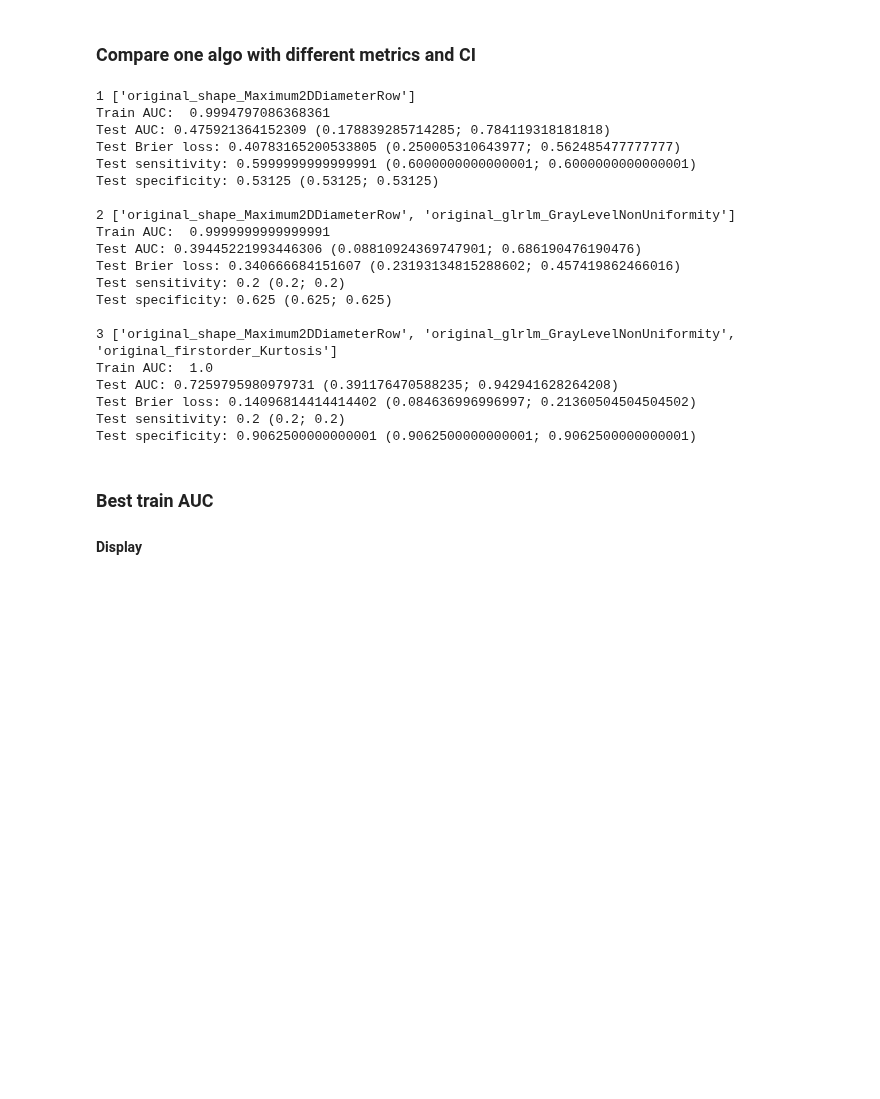
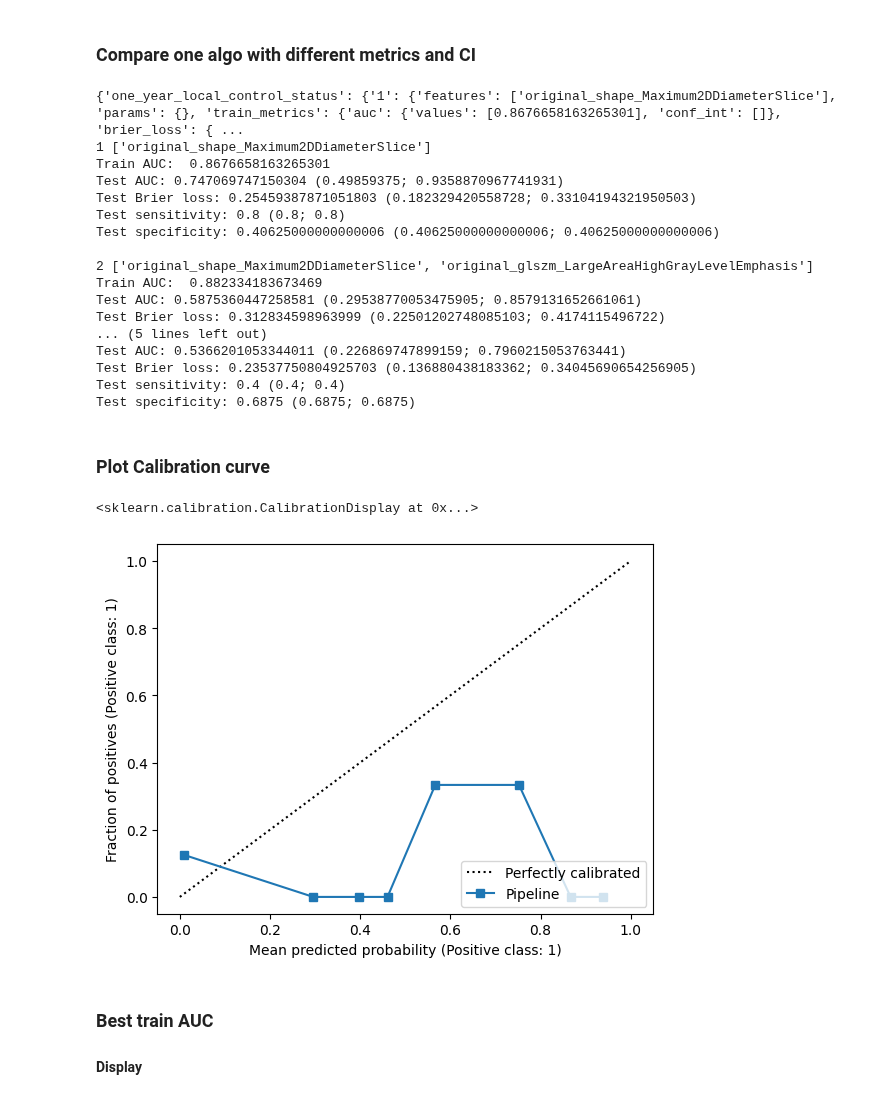
Before and after one commit to ftach/delta-rad, a Jupyter notebook: madrid_study/6_test_models.ipynb, the cells around one changed output. Drawn from its saved outputs; the diff is of its cells as text; code cells hidden in the pictures; blank space fills up the shorter version.

```diff
--- a/madrid_study/6_test_models.ipynb
+++ b/madrid_study/6_test_models.ipynb
@@ -180,10 +181,12 @@ dict_keys(['simu_gtv.csv', 'f1_gtv.csv', 'f3_gtv.csv', 'f5_gtv.csv', 'simu_f1_gt
 # %% [markdown]
 ### Compare one algo with different metrics and CI
 # %%
-pred_algo = "BAGG"
+pred_algo = "QDA"
 feat_sel_algo = "RF"
 outcome = "one_year_local_control_status"
-inter_res = results['f1_gtv.csv'][feat_sel_algo][pred_algo][outcome]
+table = 'simu_f3_gtv.csv'
+print(results[table][feat_sel_algo][pred_algo])
+inter_res = results[table][feat_sel_algo][pred_algo][outcome]
 #for table in delta_rad_tables:
 for nb_features in inter_res.keys():
     print(nb_features, inter_res[nb_features]['features'])
@@ -202,26 +205,43 @@ for nb_features in inter_res.keys():
         np.mean(np.array(inter_res[nb_features]['test_metrics']['specificity']['conf_int']), axis=0)[1]))
     print('')
 # %% [output]
-1 ['original_shape_Maximum2DDiameterRow']
-Train AUC:  0.9994797086368361
-Test AUC: 0.475921364152309 (0.178839285714285; 0.784119318181818)
-Test Brier loss: 0.40783165200533805 (0.250005310643977; 0.562485477777777)
-Test sensitivity: 0.5999999999999991 (0.6000000000000001; 0.6000000000000001)
-Test specificity: 0.53125 (0.53125; 0.53125)
+{'one_year_local_control_status': {'1': {'features': ['original_shape_Maximum2DDiameterSlice'], 'params': {}, 'train_metrics': {'auc': {'values': [0.8676658163265301], 'conf_int': []}, 'brier_loss': { ...
+1 ['original_shape_Maximum2DDiameterSlice']
+Train AUC:  0.8676658163265301
+Test AUC: 0.747069747150304 (0.49859375; 0.9358870967741931)
+Test Brier loss: 0.25459387871051803 (0.182329420558728; 0.33104194321950503)
+Test sensitivity: 0.8 (0.8; 0.8)
+Test specificity: 0.40625000000000006 (0.40625000000000006; 0.40625000000000006)
 
-2 ['original_shape_Maximum2DDiameterRow', 'original_glrlm_GrayLevelNonUniformity']
-Train AUC:  0.9999999999999991
-Test AUC: 0.39445221993446306 (0.08810924369747901; 0.686190476190476)
-Test Brier loss: 0.340666684151607 (0.23193134815288602; 0.457419862466016)
-Test sensitivity: 0.2 (0.2; 0.2)
-Test specificity: 0.625 (0.625; 0.625)
-
-3 ['original_shape_Maximum2DDiameterRow', 'original_glrlm_GrayLevelNonUniformity', 'original_firstorder_Kurtosis']
-Train AUC:  1.0
-Test AUC: 0.7259795980979731 (0.391176470588235; 0.942941628264208)
-Test Brier loss: 0.14096814414414402 (0.084636996996997; 0.21360504504504502)
-Test sensitivity: 0.2 (0.2; 0.2)
-Test specificity: 0.9062500000000001 (0.9062500000000001; 0.9062500000000001)
+2 ['original_shape_Maximum2DDiameterSlice', 'original_glszm_LargeAreaHighGrayLevelEmphasis']
+Train AUC:  0.882334183673469
+Test AUC: 0.5875360447258581 (0.29538770053475905; 0.8579131652661061)
+Test Brier loss: 0.312834598963999 (0.22501202748085103; 0.4174115496722)
+... (5 lines left out)
+Test AUC: 0.5366201053344011 (0.226869747899159; 0.7960215053763441)
+Test Brier loss: 0.23537750804925703 (0.136880438183362; 0.34045690654256905)
+Test sensitivity: 0.4 (0.4; 0.4)
+Test specificity: 0.6875 (0.6875; 0.6875)
+# %% [markdown]
+### Plot Calibration curve
+# %%
+nb_features = 3
+
+# load data
+X_madrid, y_madrid, madrid_features_list = get_xy(os.path.join(madrid_folder_path, table), os.path.join(madrid_folder_path, madrid_outcome_csv)) # Load the dataset
+znorm_scaler = StandardScaler()
+X_madrid = znorm_scaler.fit_transform(X_madrid)
+best_features = load_selected_features(icm_results_file, table, feat_sel_algo, pred_algo, outcome, nb_features) # get previously selected features
+sel_features_madrid, X_filtered_madrid = fsa.filter_dataset3(X_madrid, best_features, nb_features, madrid_features_list)
+model_path = models_folder + table + "_" + feat_sel_algo + "_" + pred_algo + "_" + str(nb_features) + ".joblib"
+loaded_model = joblib.load(model_path)
+y_madrid = np.array(y_madrid).reshape(-1, 1).ravel() # convert to numpy array
+
+# calibration curve
+CalibrationDisplay.from_estimator(loaded_model, X_filtered_madrid, y_madrid, n_bins=10)
+# %% [output]
+<sklearn.calibration.CalibrationDisplay at 0x...>
+[figure, added]
 # %% [markdown]
 ### Best train AUC
 #### Display
```
Also changed, not shown: parts of 28 cells of this notebook, 4 other files.
